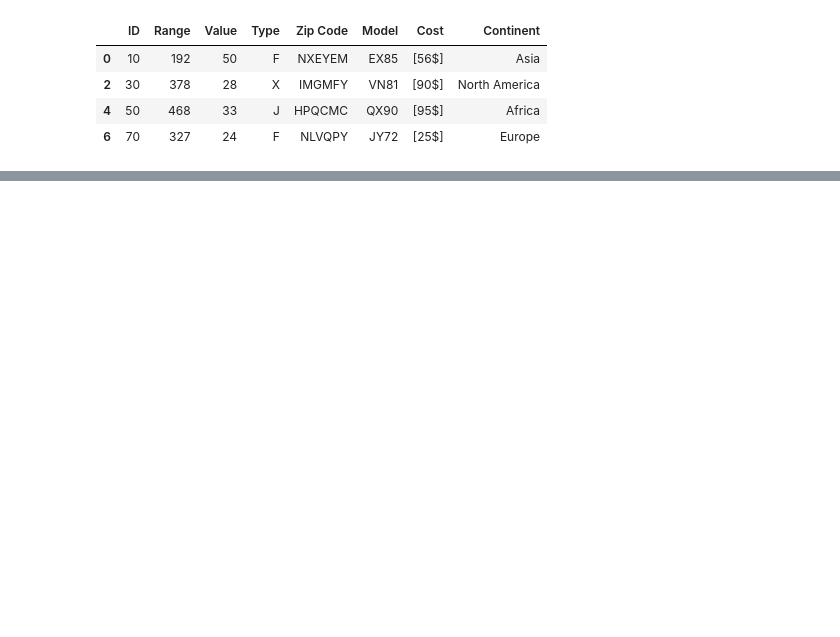
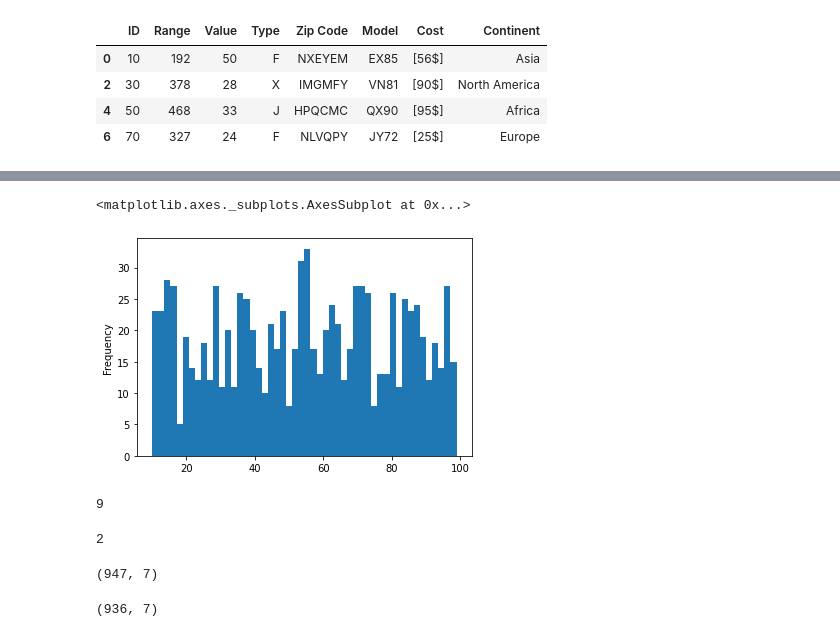
Before and after one commit to Ravkeerat02/comp3122_labs, a Jupyter notebook: Assignment4.ipynb, the cells around one changed output, grey strips where cells are left out. Saved outputs shown, nothing was run; the diff lists cells and outputs as text; code cells hidden in the pictures; blank space fills up the shorter version.

```diff
--- a/Assignment4.ipynb
+++ b/Assignment4.ipynb
@@ -196,0 +216,25 @@ replace_df.head(5)
+# %%
+#19
+df.Cost.plot(kind='hist',bins=50)
+# %% [output]
+<matplotlib.axes._subplots.AxesSubplot at 0x...>
+[figure, added]
+# %%
+#20
+df['Zip Code'].isnull().sum()
+# %% [output]
+9
+# %%
+#20
+df.Type.isnull().sum()
+# %% [output]
+2
+# %%
+df.shape
+# %% [output]
+(947, 7)
+# %%
+#21
+df.dropna().shape
+# %% [output]
+(936, 7)
```
Also changed, not shown: parts of 51 cells of this notebook.
